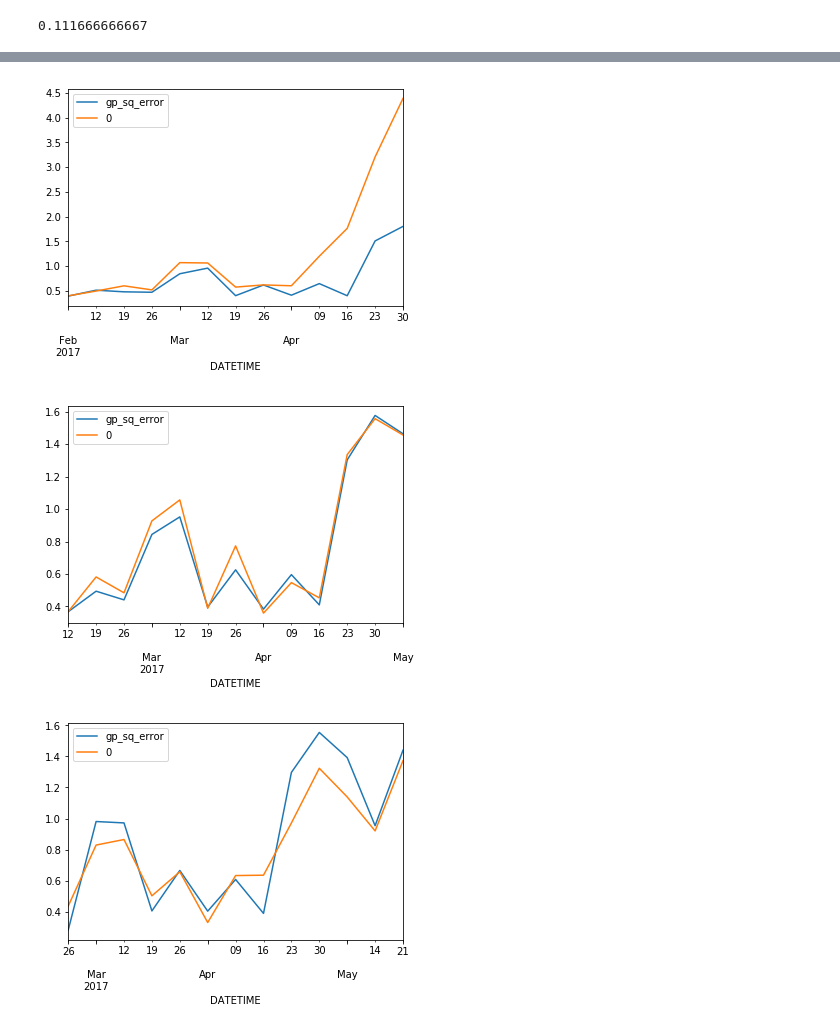
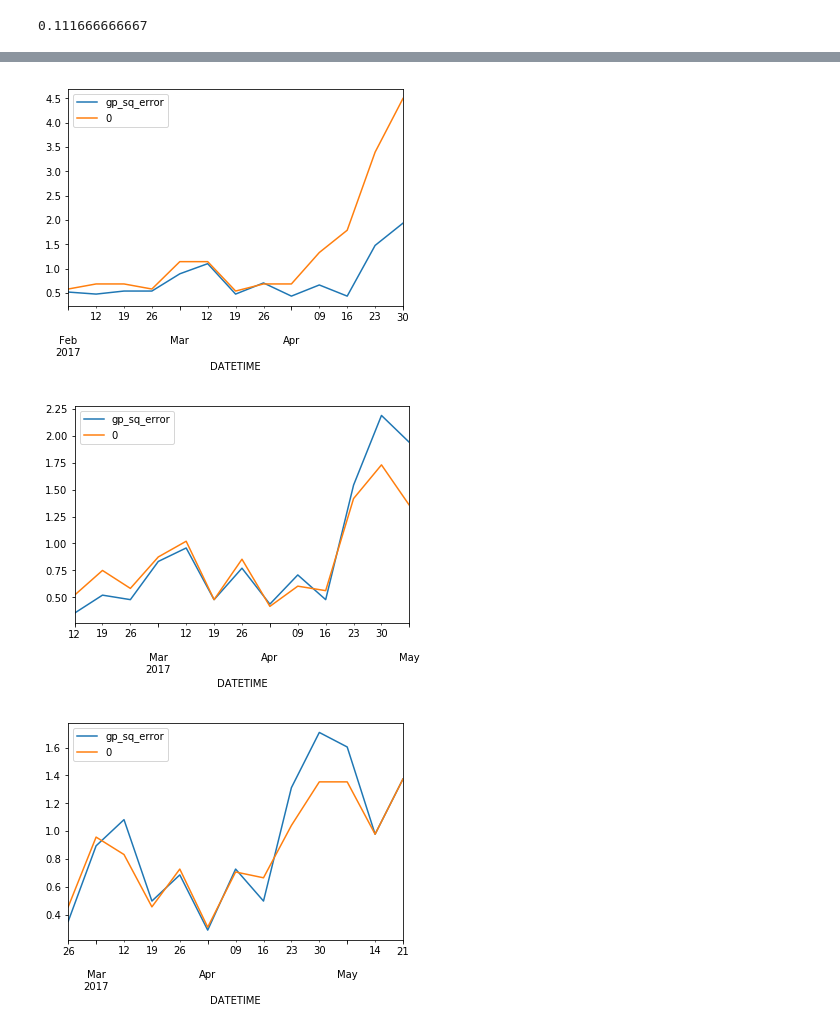
Before and after one commit to sar2160/GP, a Jupyter notebook: Model_Fit_V2.ipynb, the cells around one changed output, grey strips where cells are left out. Cells and saved outputs as stored; diff of their text form; code cells hidden in the pictures.

```diff
--- a/Model_Fit_V2.ipynb
+++ b/Model_Fit_V2.ipynb
@@ -36,7 +36,7 @@ for i, s in enumerate(search_periods):
     data_dict = u.preprocess(data, start_date= '2017/01/01', training_end_date= s[0], \
                                                            testing_end_date=s[1])
 
-    m = Poisson_Model(data_dict['X_train'],data_dict['y_train'],use_priors=True, e_s= e_s, period = 52)
+    m = Poisson_Model_T(data_dict['X_train'],data_dict['y_train'],use_priors=True, e_s= e_s, period = 52)
     m.compile()
     opt = gpflow.train.ScipyOptimizer()
     print('Initial neg. log-likelihood: {}'.format(str(m.compute_log_likelihood())))
@@ -72,7 +72,7 @@ gp_sq_error    0.872181
 dtype: float64
-[figure, old version]
+[figure, new version]
-[figure, old version]
+[figure, new version]
-[figure, old version]
+[figure, new version]
 # %%
 test.groupby('DATETIME')[['gp_pred','COUNT']].sum().plot()
 # %%
```
Also changed, not shown: parts of 2 cells of this notebook, 6 other files.
